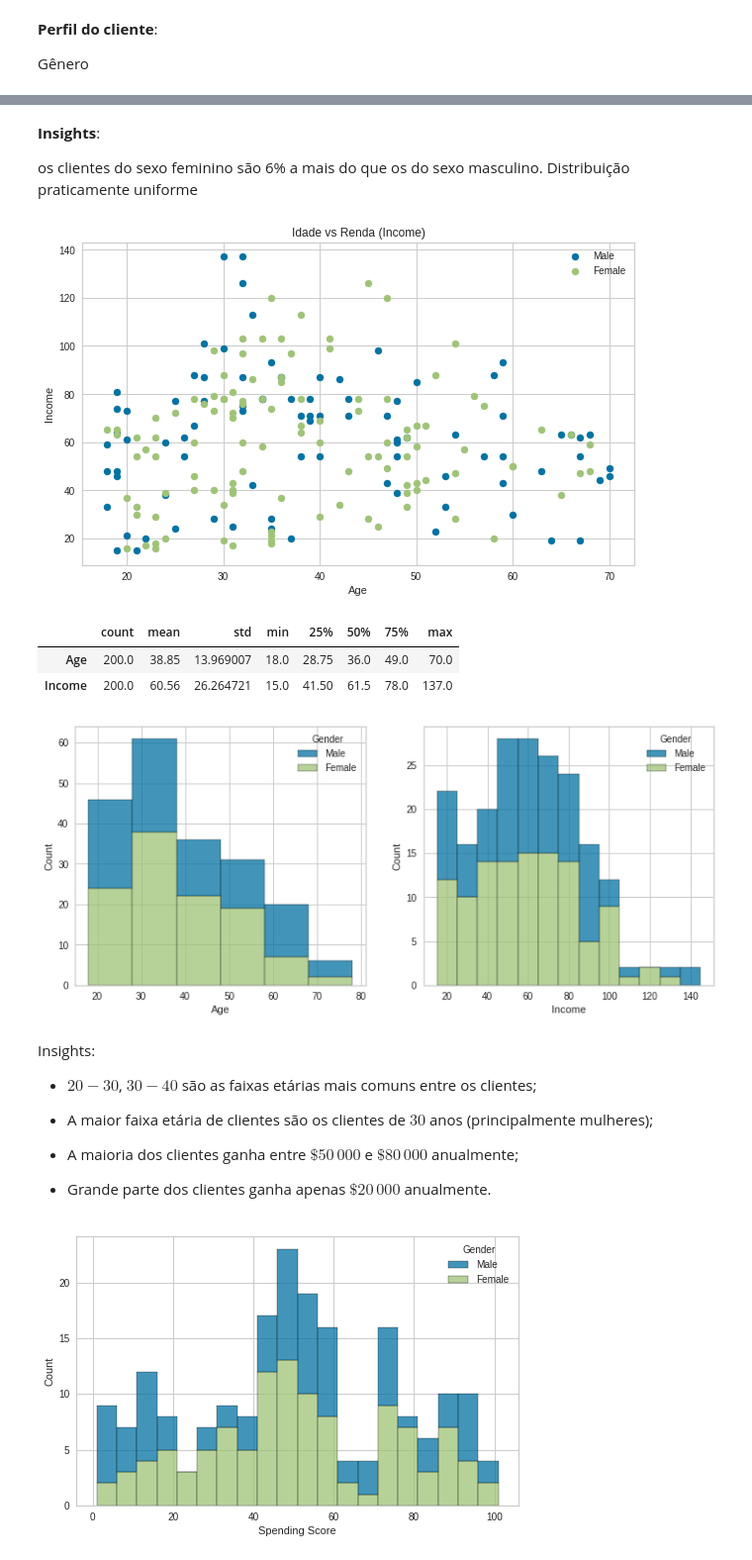
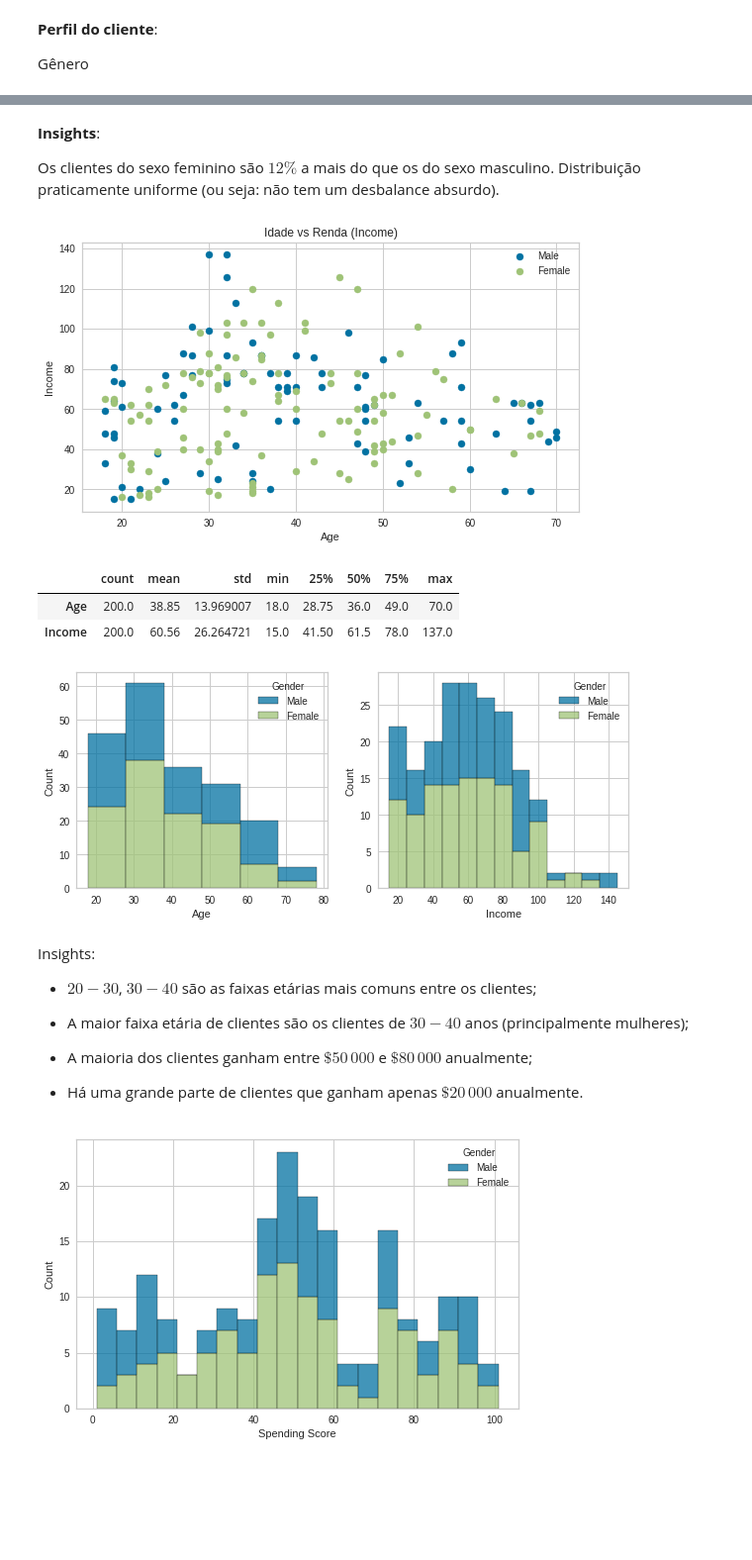
Before and after one commit to EddyGiusepe/Segmentacao_de_clientes_KMeans, a Jupyter notebook: Segmentação_de_clientes_shopping_KMeans.ipynb, the cells around one changed output, grey strips where cells are left out. Shown: that part at 99% size. Cells and saved outputs as stored; diff of their text form; code cells hidden in the pictures; blank space fills up the shorter version.

```diff
--- a/Segmentação_de_clientes_shopping_KMeans.ipynb
+++ b/Segmentação_de_clientes_shopping_KMeans.ipynb
@@ -189,20 +208,22 @@ fig.show()
 # %% [markdown]
 **Insights**:
 
-os clientes do sexo feminino são 6% a mais do que os do sexo masculino. Distribuição praticamente uniforme
+Os clientes do sexo feminino são $12\%$ a mais do que os do sexo masculino. Distribuição praticamente uniforme (ou seja: não tem um desbalance absurdo).
 # %%
-plt.figure(figsize = (10 , 6))
+# Gráfico de dispersão
+
+plt.figure(figsize = (9 , 5))
 
 for gender in ['Male' , 'Female']:
     plt.scatter(x = 'Age' , y = 'Income' , data = customer_df[customer_df['Gender'] == gender] ,
                 s = 50 , alpha = 1 , label = gender)
 plt.xlabel('Age')
 plt.ylabel('Income')
 plt.title('Idade vs Renda (Income)')
 plt.legend()
 plt.show()
 # %% [output]
-[figure, old version]
+[figure, new version]
 # %%
 customer_df[['Age', 'Income']].describe().T
 # %% [output]
@@ -210,7 +231,9 @@ customer_df[['Age', 'Income']].describe().T
 | Age | 200.0 | 38.85 | 13.969007 | 18.0 | 28.75 | 36.0 | 49.0 | 70.0 |
 | Income | 200.0 | 60.56 | 26.264721 | 15.0 | 41.50 | 61.5 | 78.0 | 137.0 |
 # %%
-_, (ax0, ax1) = plt.subplots(1, 2, figsize=(12, 5))
+# Histogramas
+
+_, (ax0, ax1) = plt.subplots(1, 2, figsize=(10, 4))
 
 sns.histplot(data=customer_df, x='Age', hue='Gender', binwidth=10, multiple='stack',
              ax=ax0)
@@ -220,17 +243,17 @@ sns.histplot(data=customer_df, x='Income', hue='Gender', binwidth=10, multiple='
 
 plt.show()
 # %% [output]
-[figure, old version]
+[figure, new version]
 # %% [markdown]
 Insights:
 
 * $20-30$, $30-40$ são as faixas etárias mais comuns entre os clientes;
 
-* A maior faixa etária de clientes são os clientes de $30$ anos (principalmente mulheres);
+* A maior faixa etária de clientes são os clientes de $30-40$ anos (principalmente mulheres);
 
-* A maioria dos clientes ganha entre $\$50\,000$ e $\$80\,000$ anualmente;
+* A maioria dos clientes ganham entre $\$50\,000$ e $\$80\,000$ anualmente;
 
-* Grande parte dos clientes ganha apenas $\$20\,000$ anualmente.
+* Há uma grande parte de clientes que ganham apenas $\$20\,000$ anualmente.
 # %%
 plt.figure(figsize=(8, 5))
 
```
Also changed, not shown: parts of 28 cells of this notebook.
